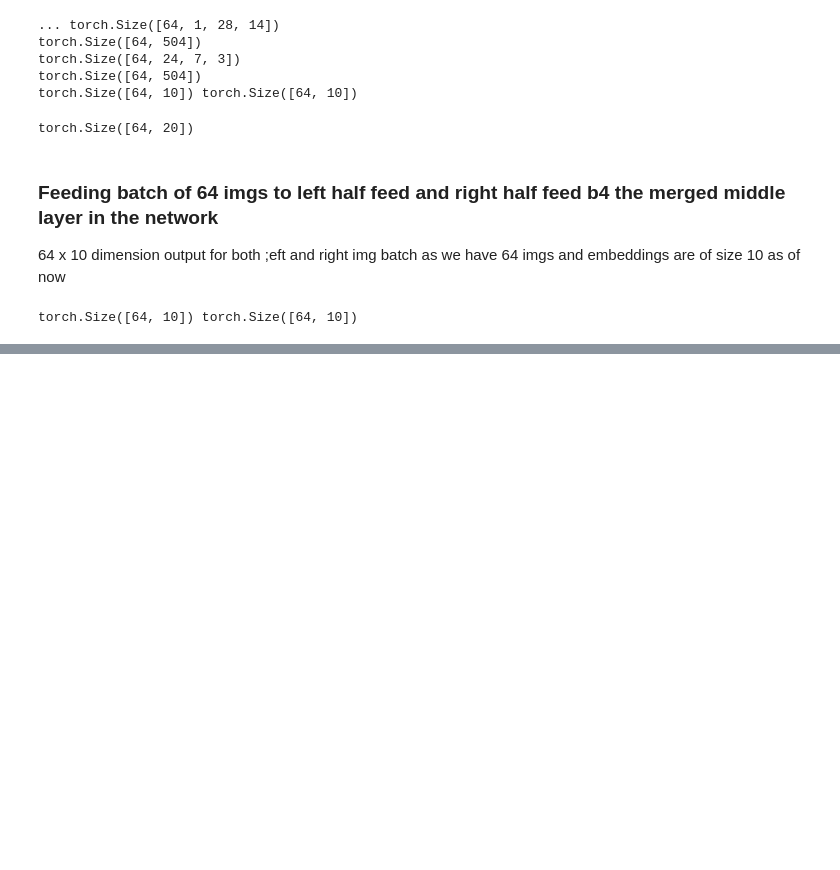
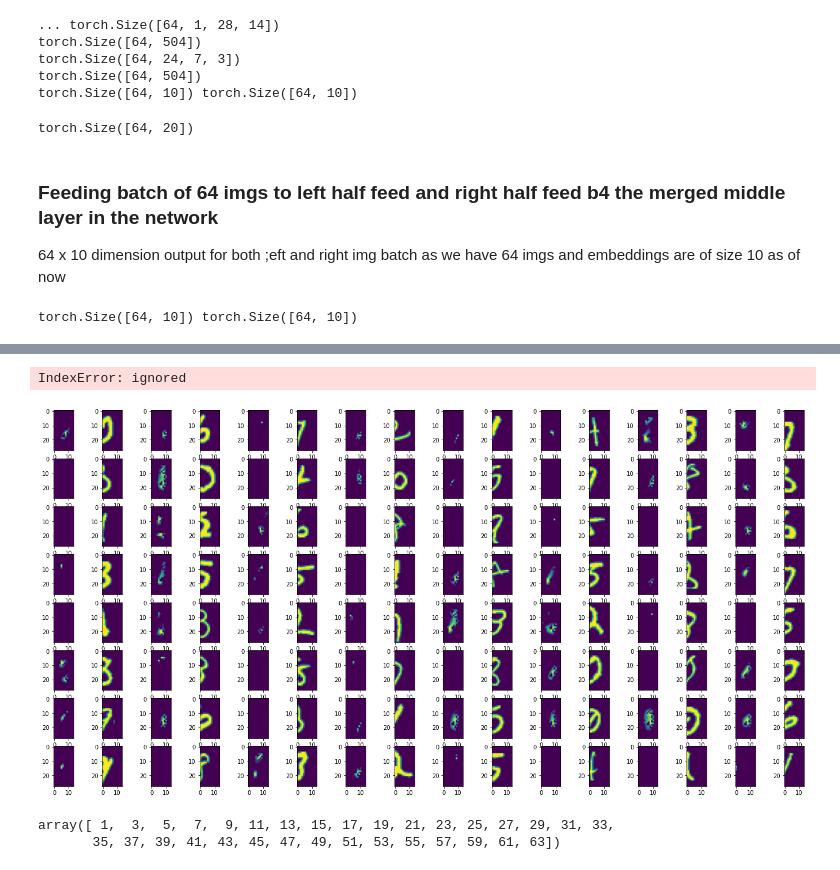
Before and after one commit to prashantdukecyfi/SMAI-CorMCNN-Project, a Jupyter notebook: smai_project_rishabh.ipynb, the cells around one changed output, grey strips where cells are left out. Drawn from its saved outputs; the diff is of its cells as text; code cells hidden in the pictures; blank space fills up the shorter version.

```diff
--- a/smai_project_rishabh.ipynb
+++ b/smai_project_rishabh.ipynb
@@ -352,0 +574,12 @@ for x in train_loader:
+# %%
+actual = x.cpu().detach().numpy()
+actual = actual[:,:,1,:,:].reshape(64,1,1,28,14)
+show_sample_reconstructions(right0.cpu().detach().numpy(), actual)
+# %% [output]
+IndexError: ignored
+[figure, added]
+# %%
+np.arange(1,64,2)
+# %% [output]
+array([ 1,  3,  5,  7,  9, 11, 13, 15, 17, 19, 21, 23, 25, 27, 29, 31, 33,
+       35, 37, 39, 41, 43, 45, 47, 49, 51, 53, 55, 57, 59, 61, 63])
```
Also changed, not shown: parts of 16 cells of this notebook.
